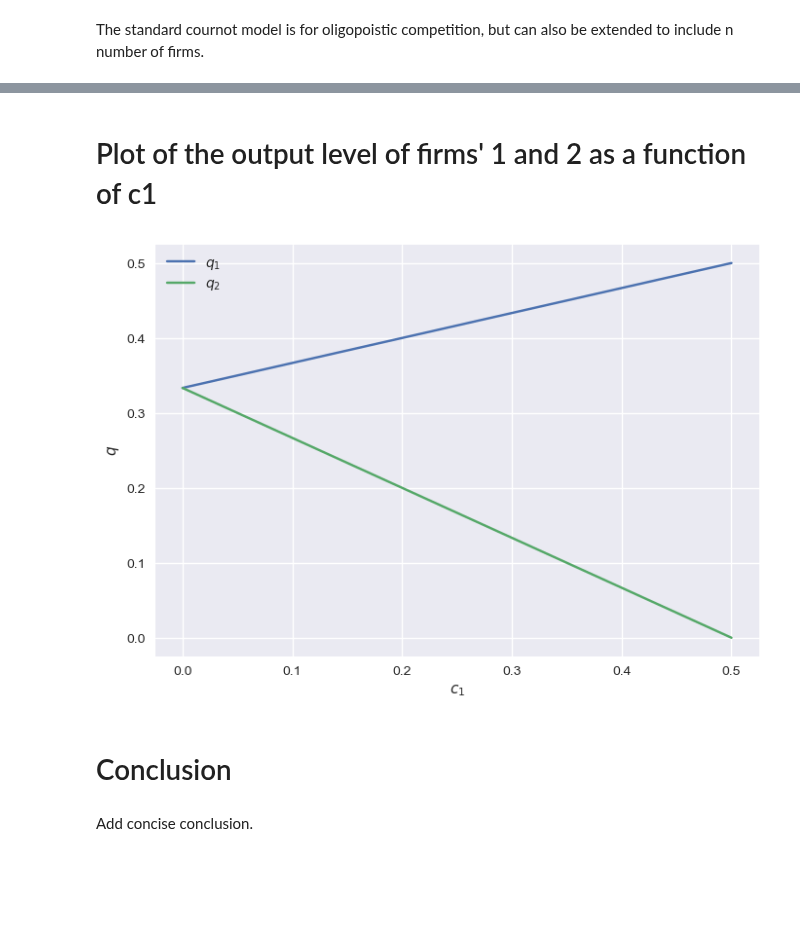
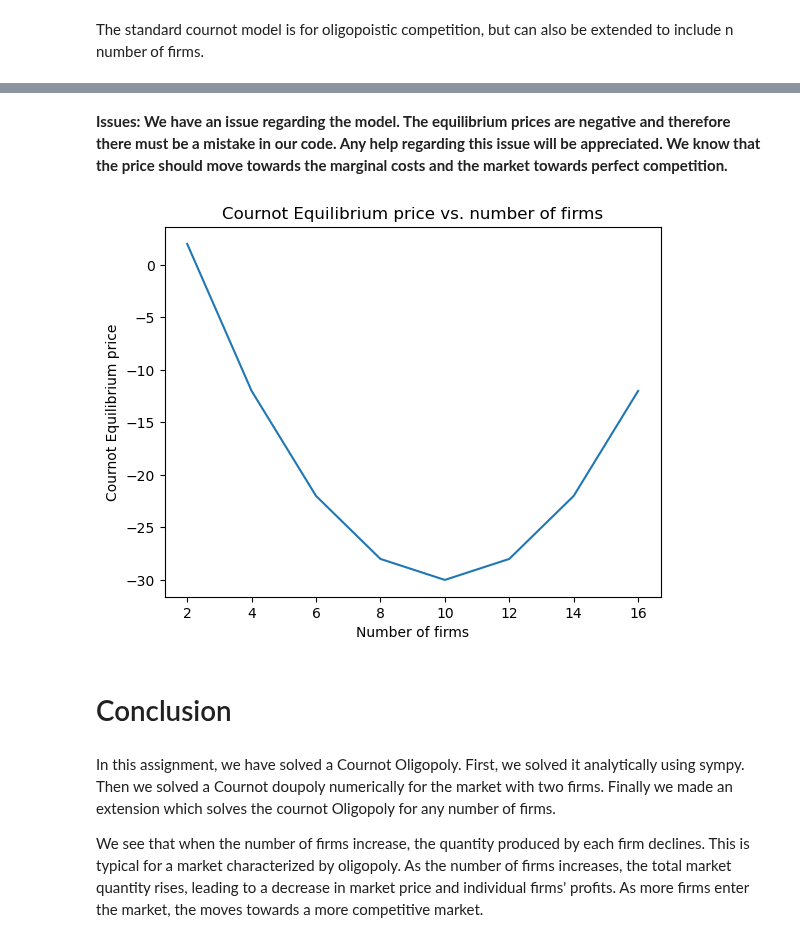
Before and after one commit to NumEconCopenhagen/projects-2023-iim, a Jupyter notebook: modelproject/modelproject.ipynb, the cells around one changed output, grey strips where cells are left out. Cells and saved outputs as stored; diff of their text form; code cells hidden in the pictures; blank space fills up the shorter version.

```diff
--- a/modelproject/modelproject.ipynb
+++ b/modelproject/modelproject.ipynb
@@ -197,19 +138,26 @@ Try to make an extension of the model.
-# %% [markdown]
-# Plot of the output level of firms' 1 and 2 as a function of c1
-# %%
-range_c = arange(0,0.51,0.01)
-range_q = [optimize.fsolve(lambda q: fixed_point(q,[c,0]), [0,0]) for c in range_c]
-plt.style.use('seaborn')
-plt.clf()
-plt.plot(range_c,array(range_q)[:,1], label = '$q_1$')
-plt.plot(range_c,array(range_q)[:,0], label = '$q_2$')
-plt.xlabel('$c_1$')
-plt.ylabel('$q$')
-plt.legend()
-plt.savefig('Cournot.png')
-# %% [output]
-[figure, removed]
+# %% [markdown]
+**Issues:
+We have an issue regarding the model. The equilibrium prices are negative and therefore there must be a mistake in our code. Any help regarding this issue will be appreciated. We know that the price should move towards the marginal costs and the market towards perfect competition.**
+# %%
+eq_price = []
+
+# Call the EQ method for each n value and store the EQ amount in the list
+for n in n_values:
+    eq = model.EQ(20, 2, 1, n)
+    eq_price.append(eq[1])
+
+# Create the plot
+plt.plot(n_values, eq_price)
+plt.xlabel('Number of firms')
+plt.ylabel('Cournot Equilibrium price')
+plt.title('Cournot Equilibrium price vs. number of firms')
+plt.show()
+# %% [output]
+[figure, added]
 # %% [markdown]
 # Conclusion
-# %% [markdown]
-Add concise conclusion.
+# %% [markdown]
+In this assignment, we have solved a Cournot Oligopoly.
+First, we solved it analytically using sympy. Then we solved a Cournot doupoly numerically for the market with two firms. Finally we made an extension which solves the cournot Oligopoly for any number of firms.
+
+We see that when the number of firms increase, the quantity produced by each firm declines. This is typical for a market characterized by oligopoly. As the number of firms increases, the total market quantity rises, leading to a decrease in market price and individual firms' profits. As more firms enter the market, the moves towards a more competitive market.
```
Also changed, not shown: parts of 17 cells of this notebook, 1 other file.
